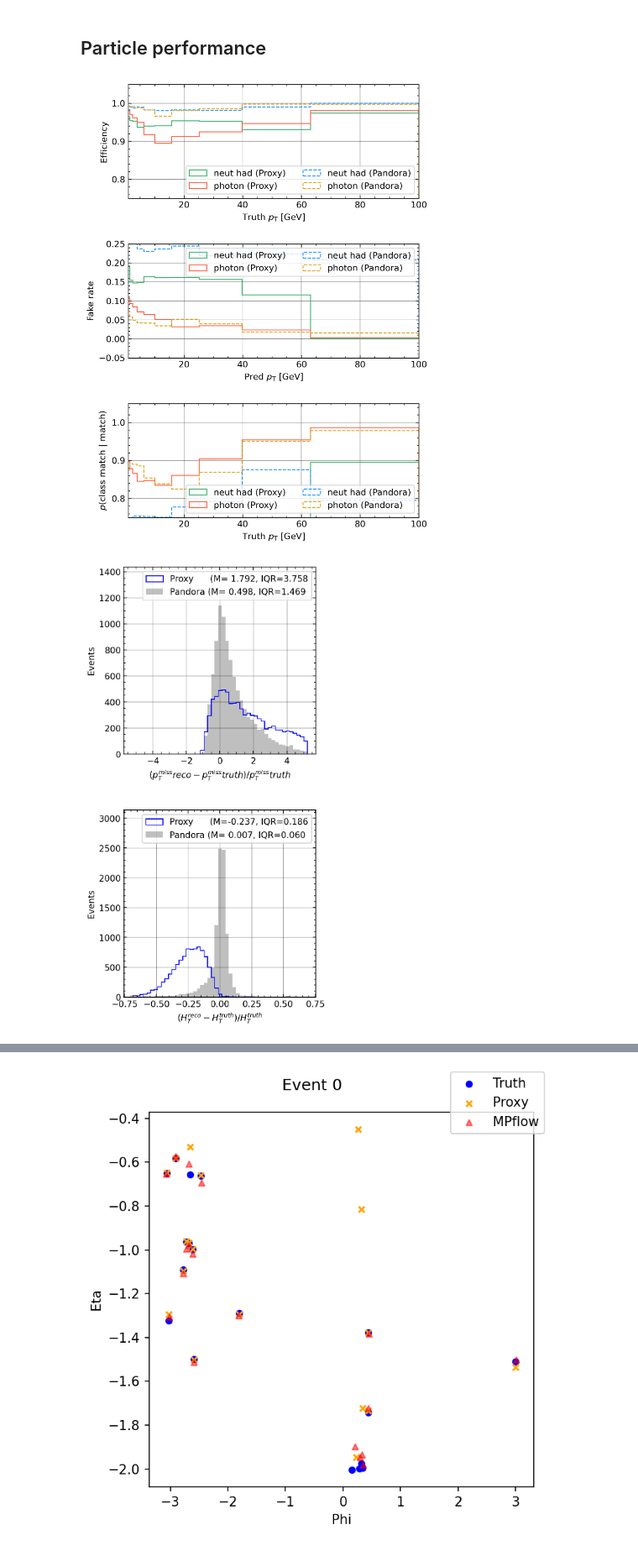
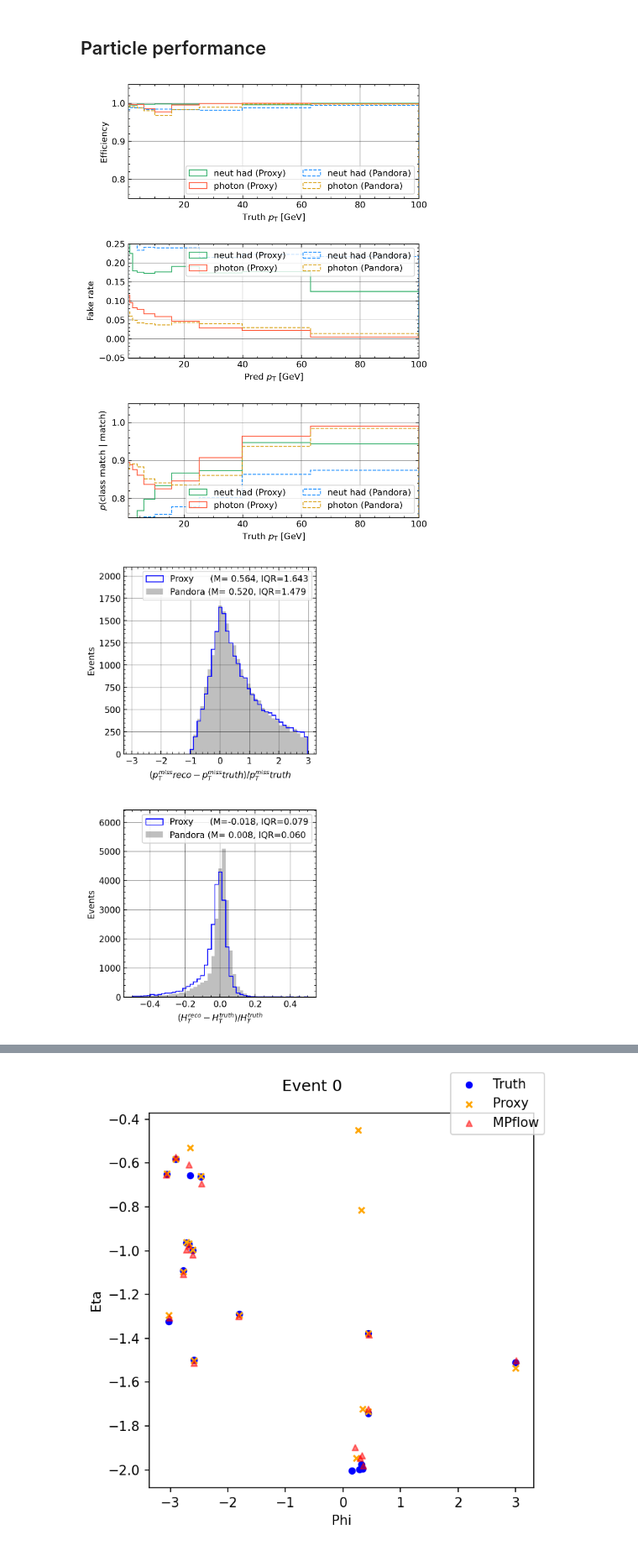
Before and after one commit to sunnyw22/hepattn, a Jupyter notebook: src/hepattn/experiments/clic/notebooks/clic_performance.ipynb, the cells around one changed output, grey strips where cells are left out. Shown at 84% size. Drawn from its saved outputs; the diff is of its cells as text; code cells hidden in the pictures.

```diff
--- a/src/hepattn/experiments/clic/notebooks/clic_performance.ipynb
+++ b/src/hepattn/experiments/clic/notebooks/clic_performance.ipynb
@@ -20,7 +20,7 @@ SAVE_FIG = False
 os.makedirs(save_dir, exist_ok=True)
 # %%
 net_dict = {
-    'mpflow' : '/storage/agrp/dmitrykl/hgpf/hepattn/src/hepattn/experiments/clic/logs/CLIC_Pflow_Full_20250607-T234846/ckpts/epoch=082-val_loss=5.71306__test.root',
+    "mpflow": "/storage/agrp/dmitrykl/hgpf/hepattn/src/hepattn/experiments/clic/logs/CLIC_Pflow_FullDiceFix_20250611-T181526/ckpts/epoch=172-val_loss=3.29018__test.root",
     # 'hgpflow' : '/storage/agrp/nilotpal/HGPFlow_v2/experiments/hgpflow_v2/clicxminixbig1x2xs2xxxds7kirm1yo/inference/ee_qq_new/pred_test_p8_ee_qq_ecm380_20k_seg_bw0.3_nocut_merged.root',
     # 'hgpflow'
 }
@@ -420,11 +310,11 @@ style_sheet_eff_fr = {
 }
 # %%
 eff_fr_purity_input_dict = {
-    'proxy': {
-        'ref_matched': perf_obj.data['mpflow']['matched_proxy_particles'][0],
-        'comp_matched': perf_obj.data['mpflow']['matched_proxy_particles'][1],
-        'ref_unmatched': perf_obj.data['mpflow']['matched_proxy_particles'][2],
-        'comp_unmatched': perf_obj.data['mpflow']['matched_proxy_particles'][3],
+    "proxy": {
+        "ref_matched": perf_obj.data["mpflow"]["matched_proxy_particles"][0],
+        "comp_matched": perf_obj.data["mpflow"]["matched_proxy_particles"][1],
+        "ref_unmatched": perf_obj.data["mpflow"]["matched_proxy_particles"][2],
+        "comp_unmatched": perf_obj.data["mpflow"]["matched_proxy_particles"][3],
     },
     # 'hgpflow': {
     #     'ref_matched': perf_obj.data['hgpflow']['matched_particles'][0],
@@ -432,34 +322,36 @@ eff_fr_purity_input_dict = {
     #     'ref_unmatched': perf_obj.data['hgpflow']['matched_particles'][2],
     #     'comp_unmatched': perf_obj.data['hgpflow']['matched_particles'][3],
     # },
-    'pandora': {
-        'ref_matched': perf_obj.truth_dict['matched_pandora_particles'][0],
-        'comp_matched': perf_obj.truth_dict['matched_pandora_particles'][1],
-        'ref_unmatched': perf_obj.truth_dict['matched_pandora_particles'][2],
-        'comp_unmatched': perf_obj.truth_dict['matched_pandora_particles'][3],
-    }
+    "pandora": {
+        "ref_matched": perf_obj.truth_dict["matched_pandora_particles"][0],
+        "comp_matched": perf_obj.truth_dict["matched_pandora_particles"][1],
+        "ref_unmatched": perf_obj.truth_dict["matched_pandora_particles"][2],
+        "comp_unmatched": perf_obj.truth_dict["matched_pandora_particles"][3],
+    },
 }
 
 fig = plot_eff_fr_purity(eff_fr_purity_input_dict, stylesheet=style_sheet_eff_fr)
 if SAVE_FIG:
-    fig.savefig(f'{save_dir}/dijet_eff_fr_purity.png', dpi=300, bbox_inches='tight')
+    fig.savefig(f"{save_dir}/dijet_eff_fr_purity.png", dpi=300, bbox_inches="tight")
 # %% [output]
-[figure, old version]
+[figure, new version]
 # %%
 met_res_and_ht_res_input_dict = {
-    "proxy" : [perf_obj.data['mpflow']['proxy_pt'], perf_obj.data['mpflow']['proxy_phi']],
+    "proxy": [perf_obj.data["mpflow"]["proxy_pt"], perf_obj.data["mpflow"]["proxy_phi"]],
     # "hgpflow": [perf_obj.data['hgpflow']['pt'], perf_obj.data['hgpflow']['phi']],
-    'pandora': [perf_obj.truth_dict['pandora_pt'], perf_obj.truth_dict['pandora_phi']],
+    "pandora": [perf_obj.truth_dict["pandora_pt"], perf_obj.truth_dict["pandora_phi"]],
 }
-figs = plot_met_res_and_ht_res(perf_obj.truth_dict['particle_pt'], perf_obj.truth_dict['particle_phi'], met_res_and_ht_res_input_dict, stylesheet=None, separate_figures=False)
+figs = plot_met_res_and_ht_res(
+    perf_obj.truth_dict["particle_pt"], perf_obj.truth_dict["particle_phi"], met_res_and_ht_res_input_dict, stylesheet=None, separate_figures=False
+)
 if SAVE_FIG:
     if isinstance(figs, list):
         for i, f in enumerate(figs):
-            f.savefig(f'{save_dir}/clic_dijet_met_res_and_ht_res_{i}.png', dpi=300)
+            f.savefig(f"{save_dir}/clic_dijet_met_res_and_ht_res_{i}.png", dpi=300)
     else:
-        figs.savefig(f'{save_dir}/clic_dijet_met_res_and_ht_res.png', dpi=300, bbox_inches='tight')
+        figs.savefig(f"{save_dir}/clic_dijet_met_res_and_ht_res.png", dpi=300, bbox_inches="tight")
 # %% [output]
-[figure, old version]
+[figure, new version]
 # %%
 # from pflow.performance.plot_helper_particle import plot_residuals
 from hepattn.experiments.clic.performance.style_sheet import LINE_STYLES
```
Also changed, not shown: parts of 23 cells of this notebook, 10 other files.
